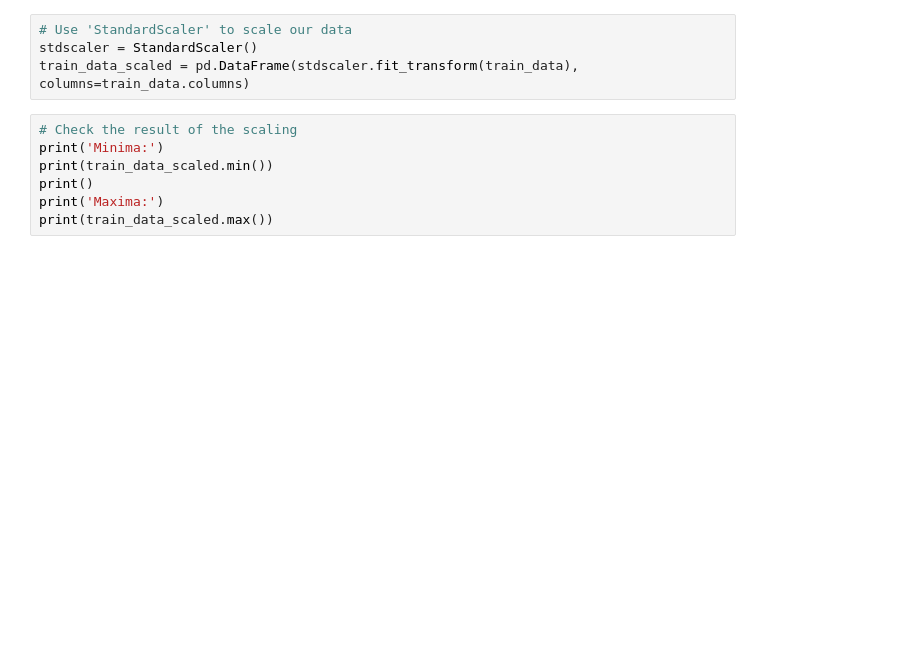
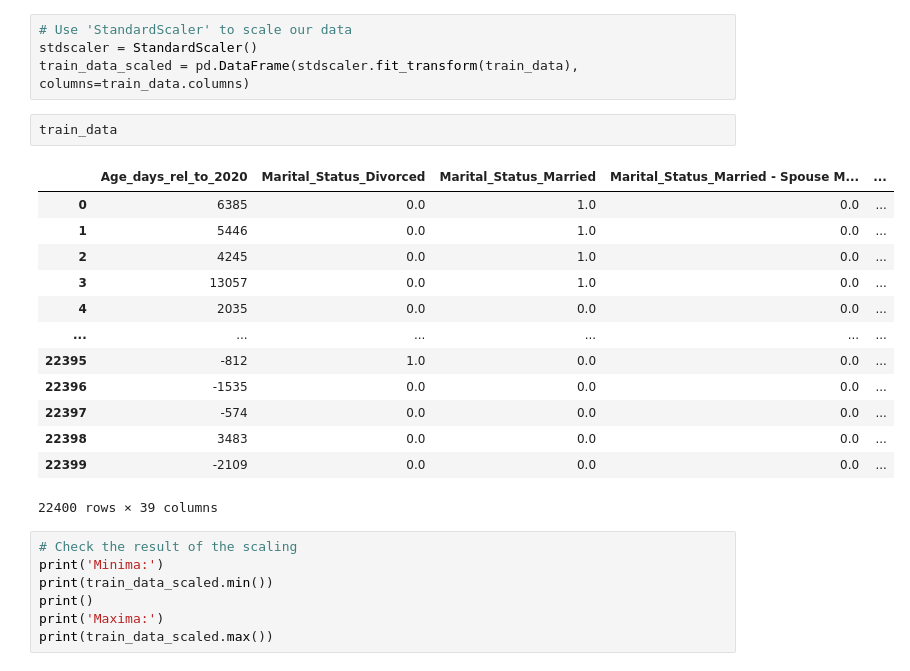
Before and after one commit to ph1001/Group-Project-Machine-Learning-Group-50, a Jupyter notebook: Notebooks/20201224_HV_PM.ipynb, the cells around one changed output. Cells and saved outputs as stored; diff of their text form; blank space fills up the shorter version.

```diff
--- a/Notebooks/20201224_HV_PM.ipynb
+++ b/Notebooks/20201224_HV_PM.ipynb
@@ -1358,6 +1358,22 @@ Maximum and minimum of 'Ticket Price':
 # Use 'StandardScaler' to scale our data
 stdscaler = StandardScaler()
 train_data_scaled = pd.DataFrame(stdscaler.fit_transform(train_data), columns=train_data.columns)
+# %%
+train_data
+# %% [output]
+|  | Age_days_rel_to_2020 | Marital_Status_Divorced | Marital_Status_Married | Marital_Status_Married - Spouse M... | ... |
+| 0 | 6385 | 0.0 | 1.0 | 0.0 | ... |
+| 1 | 5446 | 0.0 | 1.0 | 0.0 | ... |
+| 2 | 4245 | 0.0 | 1.0 | 0.0 | ... |
+| 3 | 13057 | 0.0 | 1.0 | 0.0 | ... |
+| 4 | 2035 | 0.0 | 0.0 | 0.0 | ... |
+| ... | ... | ... | ... | ... | ... |
+| 22395 | -812 | 1.0 | 0.0 | 0.0 | ... |
+| 22396 | -1535 | 0.0 | 0.0 | 0.0 | ... |
+| 22397 | -574 | 0.0 | 0.0 | 0.0 | ... |
+| 22398 | 3483 | 0.0 | 0.0 | 0.0 | ... |
+| 22399 | -2109 | 0.0 | 0.0 | 0.0 | ... |
+22400 rows × 39 columns
 # %%
 # Check the result of the scaling
 print('Minima:')
```
Also changed, not shown: parts of 58 cells of this notebook, 1 other file.
